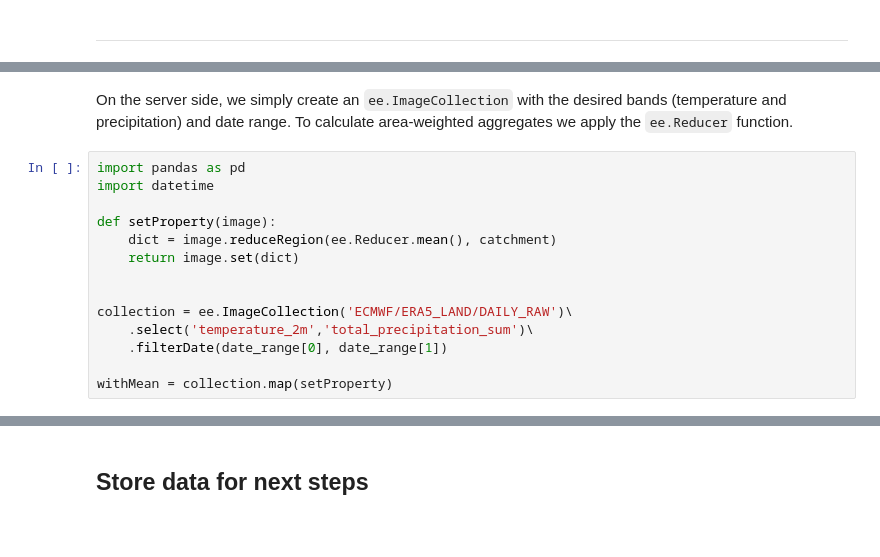
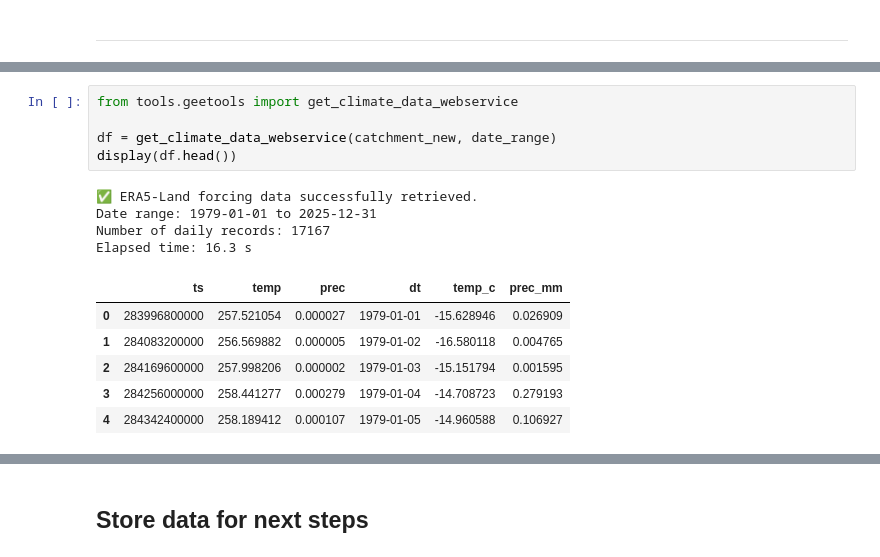
Before and after one commit to phiscu/matilda_online, a Jupyter notebook: Notebook2_Forcing_data.ipynb, the cells around one changed output, grey strips where cells are left out. Cells and saved outputs as stored; diff of their text form; blank space fills up the shorter version.

```diff
--- a/Notebook2_Forcing_data.ipynb
+++ b/Notebook2_Forcing_data.ipynb
@@ -243,17 +142,17 @@ Our model only requires **temperature and precipitation** as inputs. We will dow
-# %% [markdown]
-On the server side, we simply create an `ee.ImageCollection` with the desired bands (temperature and precipitation) and date range. To calculate area-weighted aggregates we apply the `ee.Reducer` function.
-# %%
-import pandas as pd
-import datetime
-
-def setProperty(image):
-    dict = image.reduceRegion(ee.Reducer.mean(), catchment)
-    return image.set(dict)
-
-
-collection = ee.ImageCollection('ECMWF/ERA5_LAND/DAILY_RAW')\
-    .select('temperature_2m','total_precipitation_sum')\
-    .filterDate(date_range[0], date_range[1])
-
-withMean = collection.map(setProperty)
+# %%
+from tools.geetools import get_climate_data_webservice
+
+df = get_climate_data_webservice(catchment_new, date_range)
+display(df.head())
+# %% [output]
+✅ ERA5-Land forcing data successfully retrieved.
+Date range: 1979-01-01 to 2025-12-31
+Number of daily records: 17167
+Elapsed time: 16.3 s
+|  | ts | temp | prec | dt | temp_c | prec_mm |
+| 0 | 283996800000 | 257.521054 | 0.000027 | 1979-01-01 | -15.628946 | 0.026909 |
+| 1 | 284083200000 | 256.569882 | 0.000005 | 1979-01-02 | -16.580118 | 0.004765 |
+| 2 | 284169600000 | 257.998206 | 0.000002 | 1979-01-03 | -15.151794 | 0.001595 |
+| 3 | 284256000000 | 258.441277 | 0.000279 | 1979-01-04 | -14.708723 | 0.279193 |
+| 4 | 284342400000 | 258.189412 | 0.000107 | 1979-01-05 | -14.960588 | 0.106927 |
 # %% [markdown]
```
Also changed, not shown: parts of 47 cells of this notebook, 3 other files.
